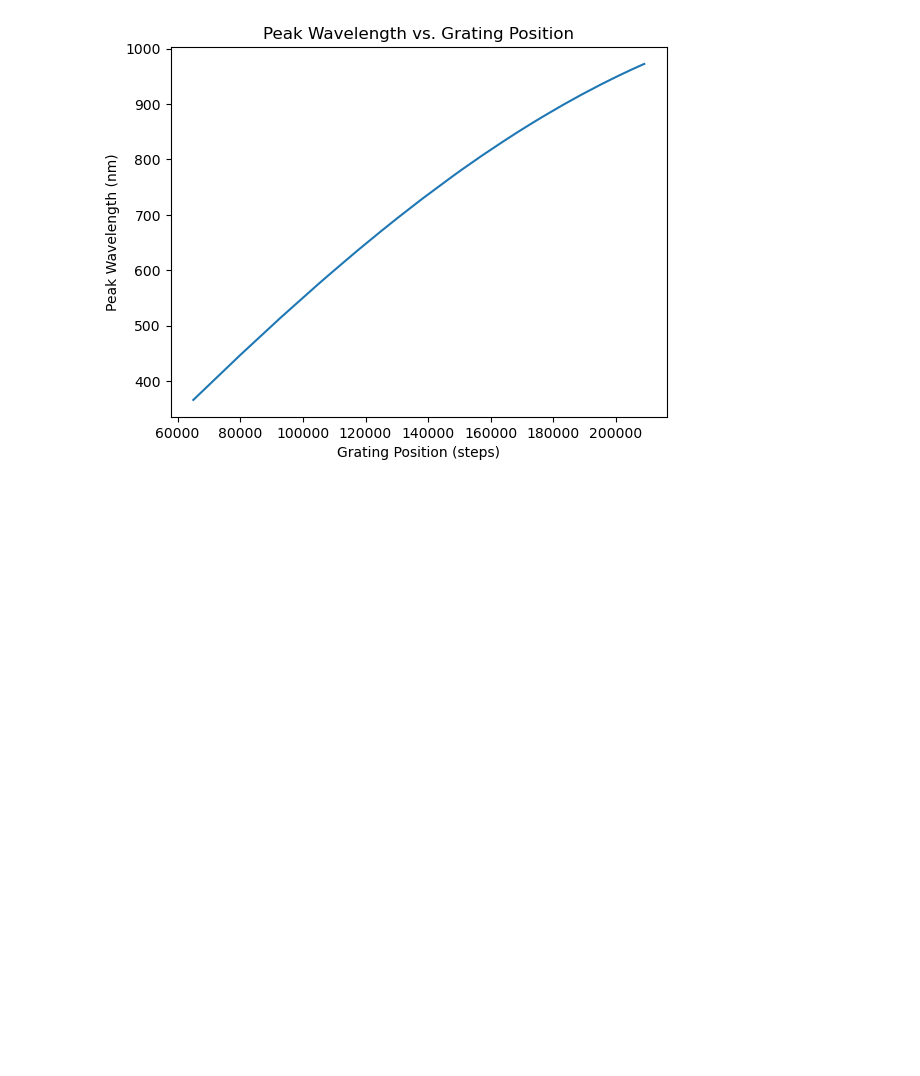
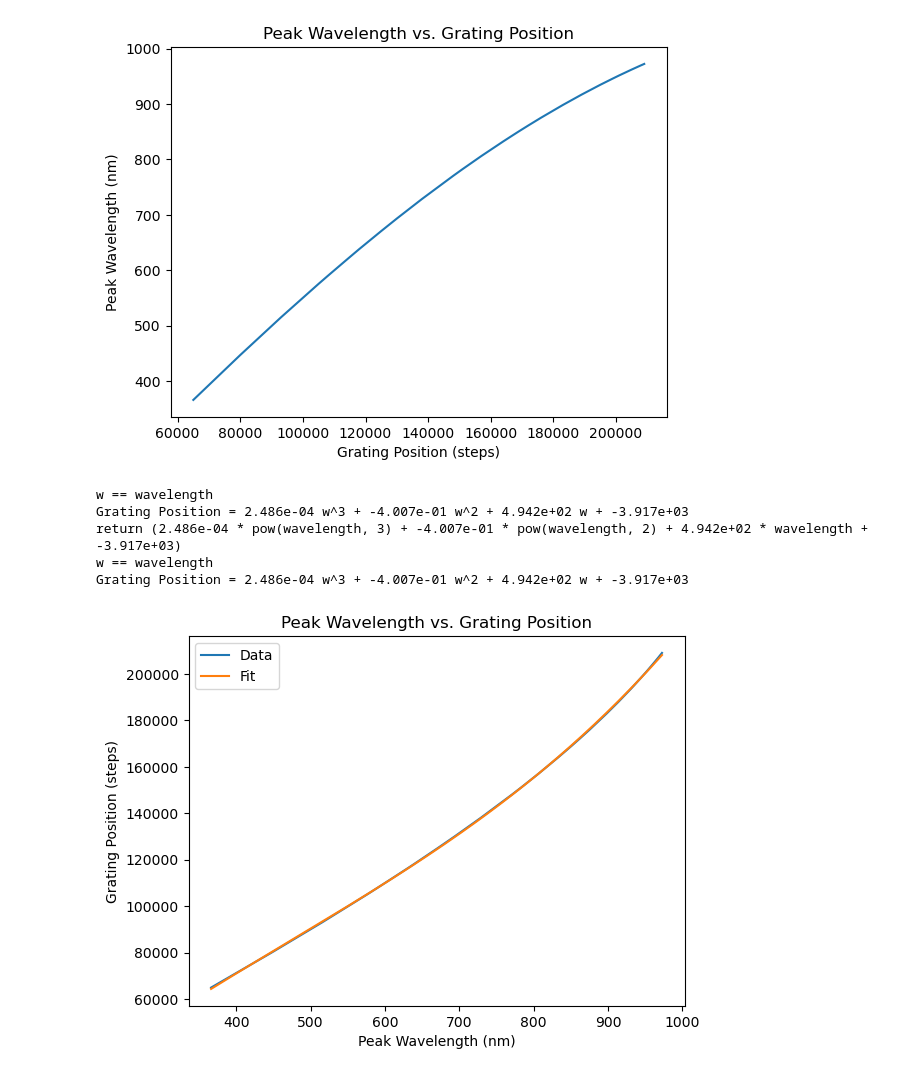
Before and after one commit to davidfobar/SCRAM, a Jupyter notebook: monoCtrl/gratingCalibration.ipynb, the cells around one changed output. Saved outputs shown, nothing was run; the diff lists cells and outputs as text; code cells hidden in the pictures; blank space fills up the shorter version.

Commit message:
added calibration curve to grating

```diff
--- a/monoCtrl/gratingCalibration.ipynb
+++ b/monoCtrl/gratingCalibration.ipynb
@@ -173,0 +161,30 @@ fitted_m, fitted_d, fitted_α = params
+# %%
+#use a monotonically increasing function to fit the data
+def grating_wavelength_to_position(wavelength, a, b, c, d):
+    return a * wavelength**3 + b * wavelength**2 + c * wavelength + d * np.sqrt(wavelength)
+
+#fit the grating equation to the data
+popt2, pcov2 = curve_fit(grating_wavelength_to_position, popt[:,1], grating_position)
+
+# print the grating_wavelength_to_position in a readable format, using w rather than wavelength
+print('w == wavelength')
+print(f'Grating Position = {popt2[0]:.3e} w^3 + {popt2[1]:.3e} w^2 + {popt2[2]:.3e} w + {popt2[3]:.3e}')
+
+#print the function so it can be copied into a c++ program
+print(f'return ({popt2[0]:.3e} * pow(wavelength, 3) + {popt2[1]:.3e} * pow(wavelength, 2) + {popt2[2]:.3e} * wavelength + {popt2[3]:.3e})')
+
+#plot the fit
+plt.plot(popt[:,1], grating_position, label = 'Data')
+plt.plot(popt[:,1], grating_wavelength_to_position(popt[:,1], *popt2), label = 'Fit')
+plt.xlabel('Peak Wavelength (nm)')
+plt.ylabel('Grating Position (steps)')
+plt.title('Peak Wavelength vs. Grating Position')
+plt.legend()
+plt.show()
+# %% [output]
+w == wavelength
+Grating Position = 2.486e-04 w^3 + -4.007e-01 w^2 + 4.942e+02 w + -3.917e+03
+return (2.486e-04 * pow(wavelength, 3) + -4.007e-01 * pow(wavelength, 2) + 4.942e+02 * wavelength + -3.917e+03)
+w == wavelength
+Grating Position = 2.486e-04 w^3 + -4.007e-01 w^2 + 4.942e+02 w + -3.917e+03
+[figure, added]
```
Also changed, not shown: parts of 1 cell of this notebook, 3 other files.
